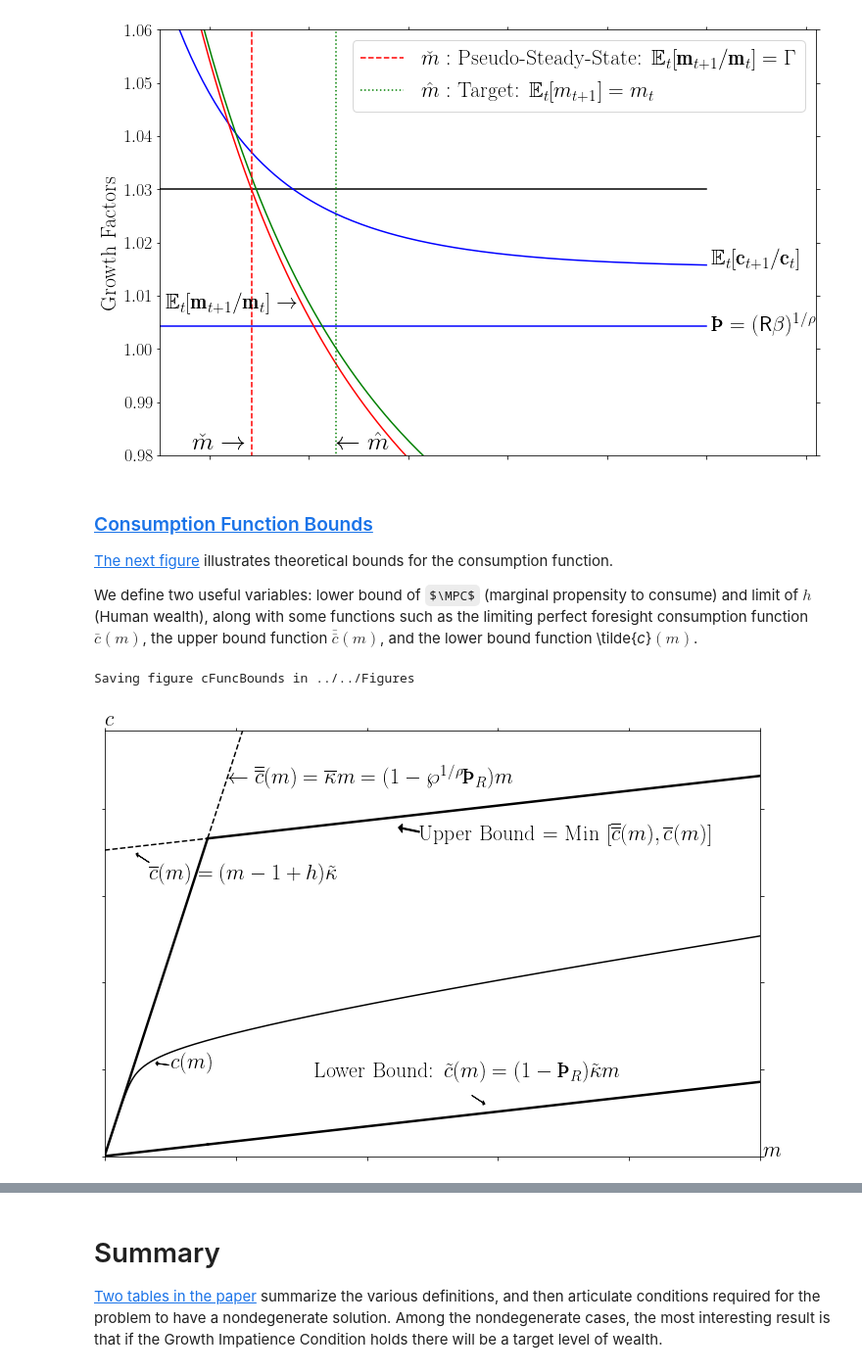
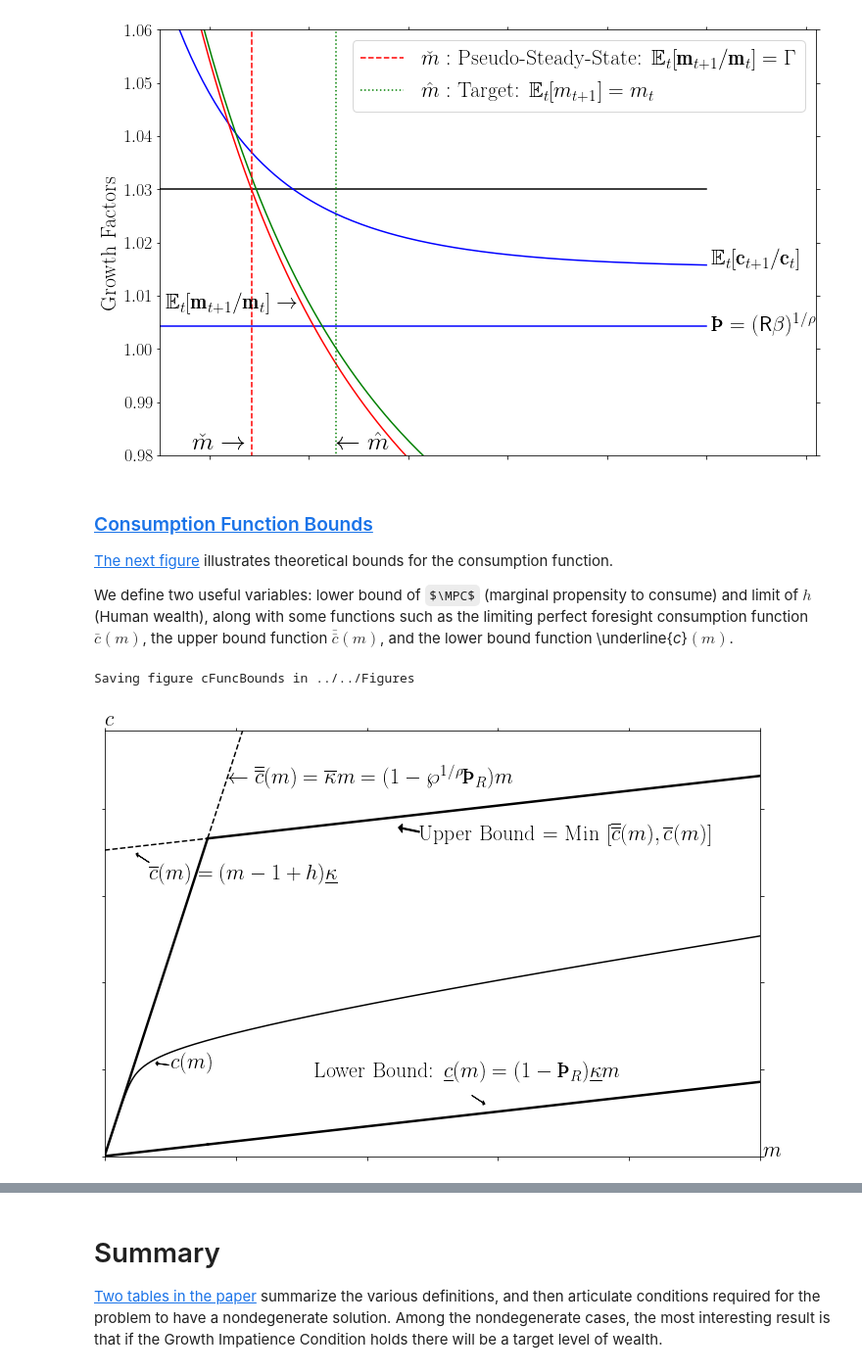
Before and after one commit to alanlujan91/BufferStockTheory-Bloated, a Jupyter notebook: Code/Python/BufferStockTheory-Problems-and-Solutions-Source.ipynb, the cells around one changed output, grey strips where cells are left out. Shown at 98% size. Saved outputs shown, nothing was run; the diff lists cells and outputs as text; code cells hidden in the pictures; some formulas as TeX source.

```diff
--- a/Code/Python/BufferStockTheory.ipynb
+++ b/Code/Python/BufferStockTheory-Problems-and-Solutions-Source.ipynb
@@ -809,7 +903,7 @@ Saving figure cGroTargetFig in ../../Figures
 [The next figure](https://www.econ2.jhu.edu/people/ccarroll/papers/BufferStockTheory/#cFuncBounds)
 illustrates theoretical bounds for the consumption function.
 
-We define two useful variables: lower bound of $\MPC$ (marginal propensity to consume) and limit of $h$ (Human wealth), along with some functions such as the limiting perfect foresight consumption function $\bar{c}(m)$, the upper bound function $\bar{\bar c}(m)$, and the lower bound function \tilde{_c_}$(m)$.
+We define two useful variables: lower bound of $\MPC$ (marginal propensity to consume) and limit of $h$ (Human wealth), along with some functions such as the limiting perfect foresight consumption function $\bar{c}(m)$, the upper bound function $\bar{\bar c}(m)$, and the lower bound function \underline{_c_}$(m)$.
 # %%
 # Define mpc_Min, h_inf and PF consumption function, upper and lower bound of c function
 
@@ -833,8 +927,8 @@ def cFunc_BotBnd(m): return mpc_Min * m
 # %%
 # Plot the consumption function and its bounds
 
-cMaxLabel = r'$\overline{c}(m)= (m-1+h)\tilde{\kappa}$'
-cMinLabel = r'Lower Bound: $\tilde{c}(m)= (1-\pmb{\text{\TH}}_{R})\tilde{\kappa}m$'
+cMaxLabel = r'$\overline{c}(m)= (m-1+h)\underline{\kappa}$'
+cMinLabel = r'Lower Bound: $\underline{c}(m)= (1-\pmb{\text{\TH}}_{R})\underline{\kappa}m$'
 if not latexExists:
     cMaxLabel = r'$\overline{c}(m) = (m-1+h)mpc̲'  # Use unicode kludge
     cMinLabel = r'Lower Bound: c̲$(m)= (1-\Phi_{R})m = mpc̲ m$'
@@ -867,34 +961,34 @@ plt.text(mPlotMax+0.1, mPlotMin, "$m$", fontsize=22)
 plt.text(2.5, 1, r'$c(m)$', fontsize=22, fontweight='bold')
 upper_upper_bound_m = 4.6
 if latexExists:
     plt.text(upper_upper_bound_m+0.1, cFunc_TopBnd(upper_upper_bound_m), r'$~\leftarrow \overline{\overline{c}}(m)= \overline{\MPC}m = (1-\UnempPrb^{1/\CRRA}\pmb{\text{\TH}}_{R})m$',
              fontsize=22, fontweight='bold')
 else:
     plt.text(6, 5, r'$\overline{\overline{c}}(m)= \overline{\MPC}m = (1-\UnempPrb^{1/\CRRA}\Phi_{R})m$',
              fontsize=22, fontweight='bold')
 upper_bound_m = 12
 plt.text(
     upper_bound_m, cFunc_Uncnst(upper_bound_m)-0.3, r'Upper Bound $ = $ Min $[\overline{\overline{c}}(m),\overline{c}(m)]$', fontsize=22, fontweight='bold')
 plt.text(8, 0.9, cMinLabel, fontsize=22, fontweight='bold')
 lower_unc_bound_m = 1.7
 lower_unc_bound_c = cFunc_Uncnst(lower_unc_bound_m)-0.2
 plt.text(lower_unc_bound_m, lower_unc_bound_c-0.2, cMaxLabel, fontsize=22, fontweight='bold')
 plt.arrow(2.45, 1.05, -0.5, 0.02, head_width=0.05, width=0.001,
           facecolor='black', length_includes_head='True')
 plt.arrow(lower_unc_bound_m, lower_unc_bound_c, -0.5, 0.1, head_width=0.05, width=0.001,
           facecolor='black', length_includes_head='True')
 plt.arrow(upper_bound_m, cFunc_Uncnst(upper_bound_m)-0.2, -0.8, 0.05, head_width=0.1, width=0.015,
           facecolor='black', length_includes_head='True')
 unconst_m = 4.5
 plt.arrow(5.95, 5.05, -0.4, mPlotMin, head_width=0.05, width=0.001,
           facecolor='black', length_includes_head='True')
 plt.arrow(14, 0.70, 0.5, -0.1, head_width=0.05, width=0.001,
           facecolor='black', length_includes_head='True')
 
 makeFig('cFuncBounds')
 # %% [output]
 Saving figure cFuncBounds in ../../Figures
-[figure, old version]
+[figure, new version]
 # %% [markdown]
 ### [Upper and Lower Limits of the Marginal Propensity to Consume](https://www.econ2.jhu.edu/people/ccarroll/papers/BufferStockTheory/#MPCLimits)
 
```
Also changed, not shown: parts of 9 cells of this notebook, 17 other files.
